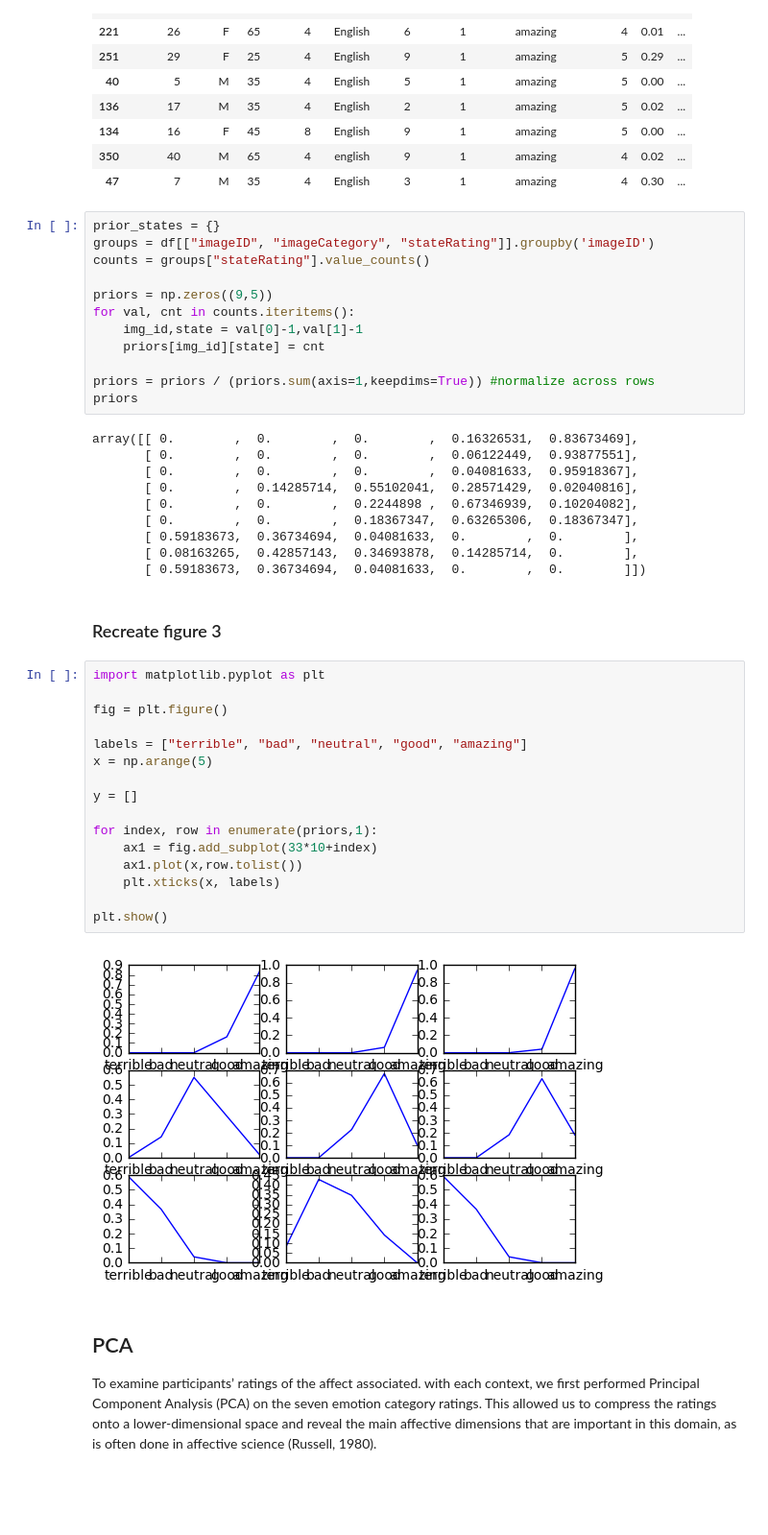
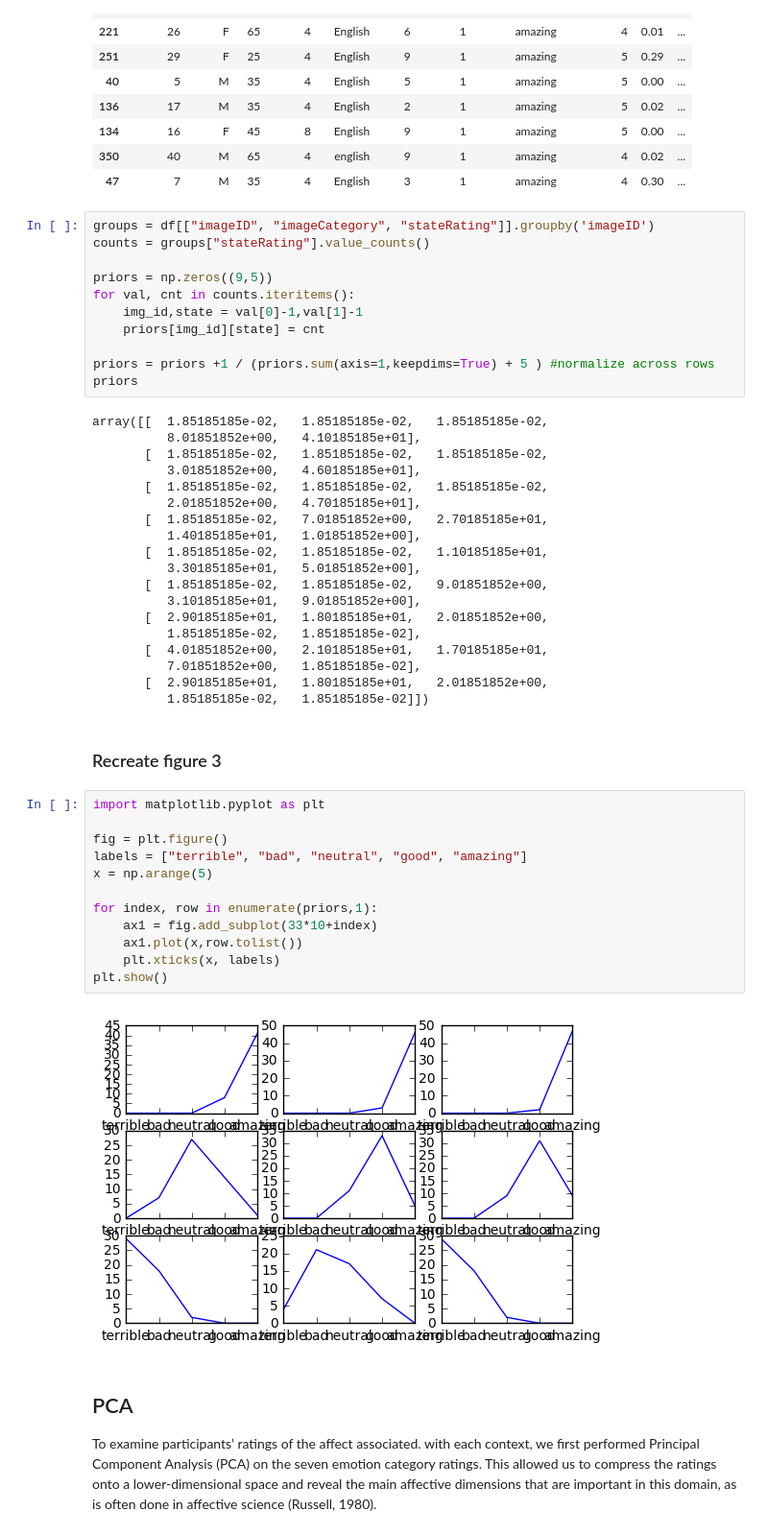
Before and after one commit to BCMarquez/RSA-NN, a Jupyter notebook: irony/irony/Experiment 1.ipynb, the cells around one changed output. Shown: that part at 96% size. Drawn from its saved outputs; the diff is of its cells as text; blank space fills up the shorter version.

```diff
--- a/irony/irony/Experiment 1.ipynb
+++ b/irony/irony/Experiment 1.ipynb
@@ -21,7 +21,6 @@ df.sort_values(by=["imageID"])[:10] #just so we can see the data organized
 | 350 | 40 | M | 65 | 4 | english | 9 | 1 | amazing | 4 | 0.02 | ... |
 | 47 | 7 | M | 35 | 4 | English | 3 | 1 | amazing | 4 | 0.30 | ... |
 # %%
-prior_states = {}
 groups = df[["imageID", "imageCategory", "stateRating"]].groupby('imageID')
 counts = groups["stateRating"].value_counts()
 
@@ -30,38 +29,43 @@ for val, cnt in counts.iteritems():
     img_id,state = val[0]-1,val[1]-1
     priors[img_id][state] = cnt
 
-priors = priors / (priors.sum(axis=1,keepdims=True)) #normalize across rows
+priors = priors +1 / (priors.sum(axis=1,keepdims=True) + 5 ) #normalize across rows
 priors
 # %% [output]
-array([[ 0.        ,  0.        ,  0.        ,  0.16326531,  0.83673469],
-       [ 0.        ,  0.        ,  0.        ,  0.06122449,  0.93877551],
-       [ 0.        ,  0.        ,  0.        ,  0.04081633,  0.95918367],
-       [ 0.        ,  0.14285714,  0.55102041,  0.28571429,  0.02040816],
-       [ 0.        ,  0.        ,  0.2244898 ,  0.67346939,  0.10204082],
-       [ 0.        ,  0.        ,  0.18367347,  0.63265306,  0.18367347],
-       [ 0.59183673,  0.36734694,  0.04081633,  0.        ,  0.        ],
-       [ 0.08163265,  0.42857143,  0.34693878,  0.14285714,  0.        ],
-       [ 0.59183673,  0.36734694,  0.04081633,  0.        ,  0.        ]])
+array([[  1.85185185e-02,   1.85185185e-02,   1.85185185e-02,
+          8.01851852e+00,   4.10185185e+01],
+       [  1.85185185e-02,   1.85185185e-02,   1.85185185e-02,
+          3.01851852e+00,   4.60185185e+01],
+       [  1.85185185e-02,   1.85185185e-02,   1.85185185e-02,
+          2.01851852e+00,   4.70185185e+01],
+       [  1.85185185e-02,   7.01851852e+00,   2.70185185e+01,
+          1.40185185e+01,   1.01851852e+00],
+       [  1.85185185e-02,   1.85185185e-02,   1.10185185e+01,
+          3.30185185e+01,   5.01851852e+00],
+       [  1.85185185e-02,   1.85185185e-02,   9.01851852e+00,
+          3.10185185e+01,   9.01851852e+00],
+       [  2.90185185e+01,   1.80185185e+01,   2.01851852e+00,
+          1.85185185e-02,   1.85185185e-02],
+       [  4.01851852e+00,   2.10185185e+01,   1.70185185e+01,
+          7.01851852e+00,   1.85185185e-02],
+       [  2.90185185e+01,   1.80185185e+01,   2.01851852e+00,
+          1.85185185e-02,   1.85185185e-02]])
 # %% [markdown]
 ### Recreate figure 3
 # %%
 import matplotlib.pyplot as plt
 
 fig = plt.figure()
-
 labels = ["terrible", "bad", "neutral", "good", "amazing"]
 x = np.arange(5)
-
-y = []
 
 for index, row in enumerate(priors,1):
     ax1 = fig.add_subplot(33*10+index)
     ax1.plot(x,row.tolist())
     plt.xticks(x, labels)
-
 plt.show()
 # %% [output]
-[figure, old version]
+[figure, new version]
 # %% [markdown]
 ## PCA
 To examine participants’ ratings of the affect associated. with each context, we first performed Principal Component Analysis (PCA) on the seven emotion category ratings. This allowed us to compress the ratings onto a lower-dimensional space and reveal the main affective dimensions that are important in this domain, as is often done in affective science (Russell, 1980).
```
